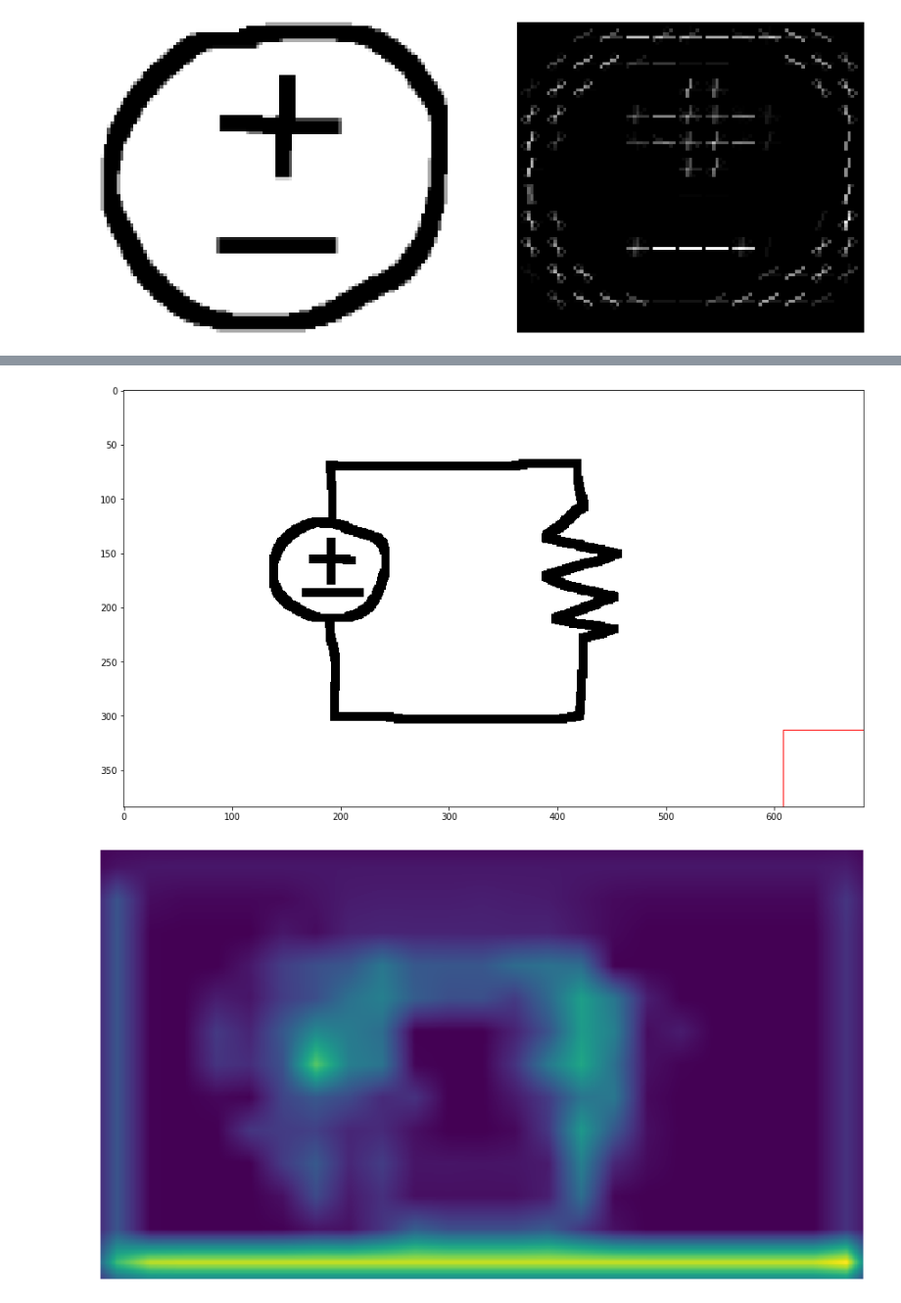
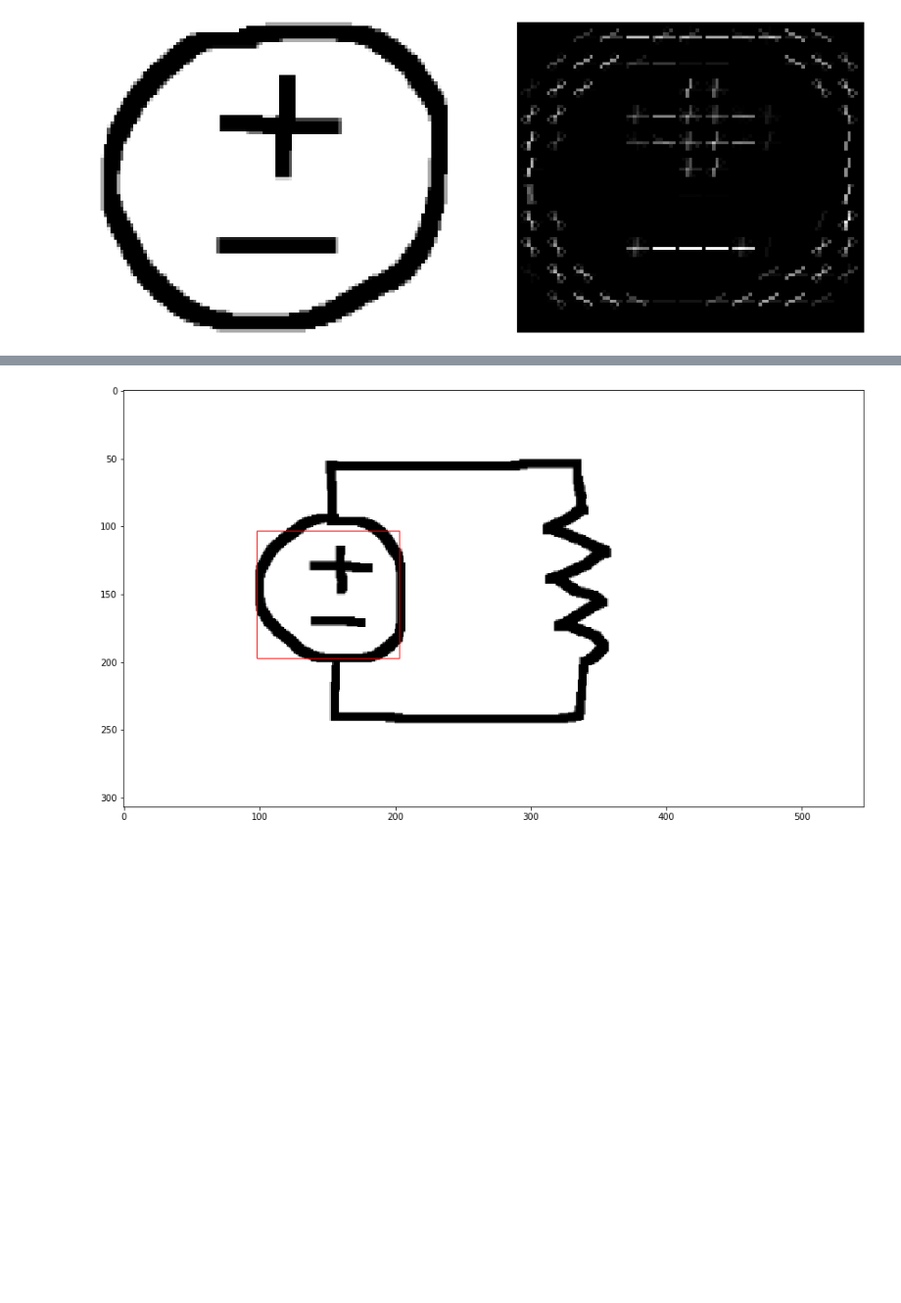
Before and after one commit to rickygv99/iBoards, a Jupyter notebook: CS 347.ipynb, the cells around one changed output, grey strips where cells are left out. Shown at 98% size. Cells and saved outputs as stored; diff of their text form; code cells hidden in the pictures; blank space fills up the shorter version.

```diff
--- a/CS 347.ipynb
+++ b/CS 347.ipynb
@@ -25,8 +25,8 @@ The autoreload extension is already loaded. To reload it, use:
 # %%
 from cs347 import get_hog, plot_hog
 
-# Compute hog representations of circuit components
-image_voltagesource = imread('voltagesource.png', as_grey=True)
+# Compute hog representation of voltage source
+image_voltagesource = imread('components/voltagesource.png', as_grey=True)
 image_voltagesource = rescale(image_voltagesource, 0.6)
 
 (hog_voltagesource, hog_image_voltagesource) = hog_feature(image_voltagesource)
@@ -66,15 +57,13 @@ plot_part3_1(images)
 # %%
-from cs347 import pyramid_score, plot_part3_2
+from cs347 import pyramid_score, plot_prediction_pyramid
 
-image_path = 'circuit1.png'
+image = io.imread("circuit1.png", as_grey=True)
 
-image = io.imread(image_path, as_grey=True)
+# Search for voltage source
+(winH, winW) = image_voltagesource.shape
+max_score, maxr, maxc, max_scale, max_response_map = pyramid_score \
+        (image, hog_voltagesource, image_voltagesource.shape, stepSize = 30, scale=0.8)
 
-(winH, winW) = face_shape
-max_score, maxr, maxc, max_scale, max_response_map = pyramid_score \
-        (image, face_feature, face_shape, stepSize = 30, scale=0.8)
-
-plot_part3_2(image, max_scale, winW, winH, maxc, maxr, max_response_map)
+plot_prediction_pyramid(image, max_scale, winW, winH, maxc, maxr)
 # %% [output]
-[figure, old version]
+[figure, new version]
-[figure, removed]
```
Also changed, not shown: parts of 4 cells of this notebook, 5 other files.
